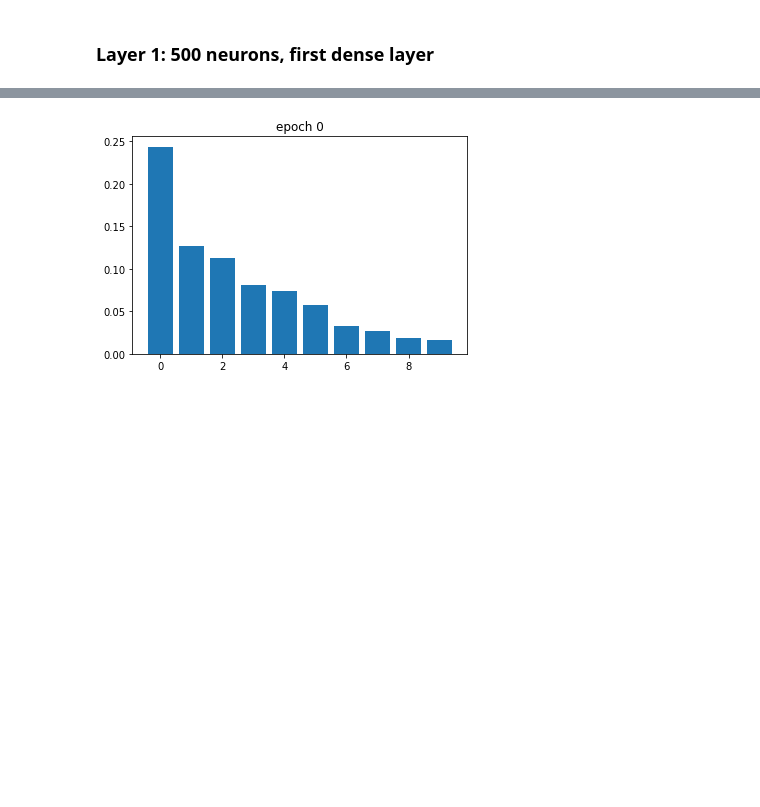
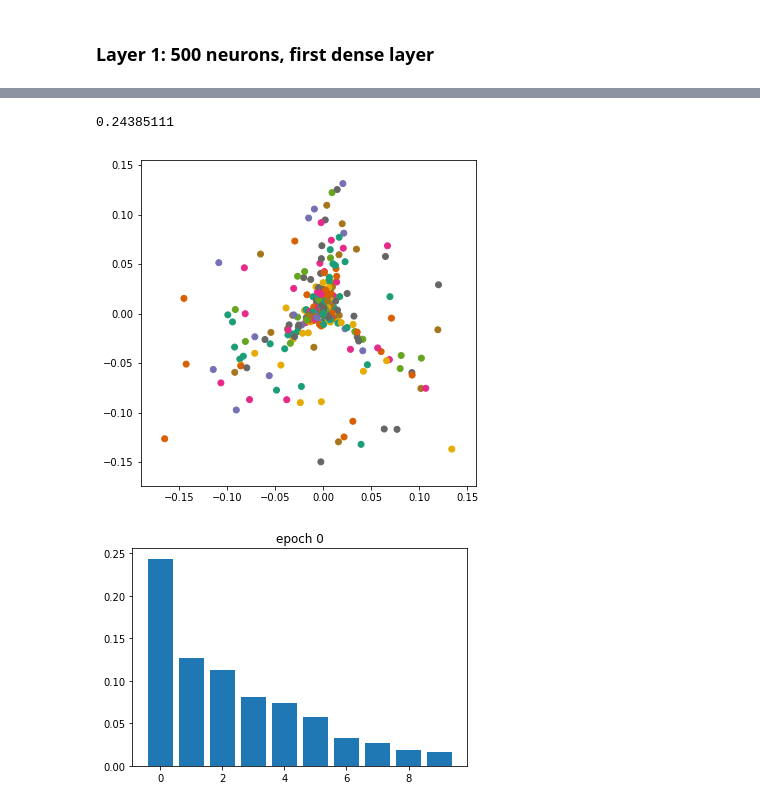
Before and after one commit to CornellDataScience/insights-vizNNs, a Jupyter notebook: MNIST_clothes/11_18_HighDim_Clusterings.ipynb, the cells around one changed output, grey strips where cells are left out. Saved outputs shown, nothing was run; the diff lists cells and outputs as text; code cells hidden in the pictures; blank space fills up the shorter version.

```diff
--- a/MNIST_clothes/11_18_HighDim_Clusterings.ipynb
+++ b/MNIST_clothes/11_18_HighDim_Clusterings.ipynb
@@ -64,3 +77,11 @@ for weight in weights_all_l1:
+# %%
+comps = pca.fit(weights_e0_l1)
+first_comp_ratios_l1.append(comps.explained_variance_ratio_[0])
+print(comps.explained_variance_ratio_[0])
+plot_color(comps.components_[1][:500],comps.components_[2][:500], test_labels[:500])
+# %% [output]
+0.24385111
+[figure, added]
 # %%
 #TODO: show the distribution of PC's across an epoch
 i = 0
```
Also changed, not shown: parts of 14 cells of this notebook, 6 other files.
